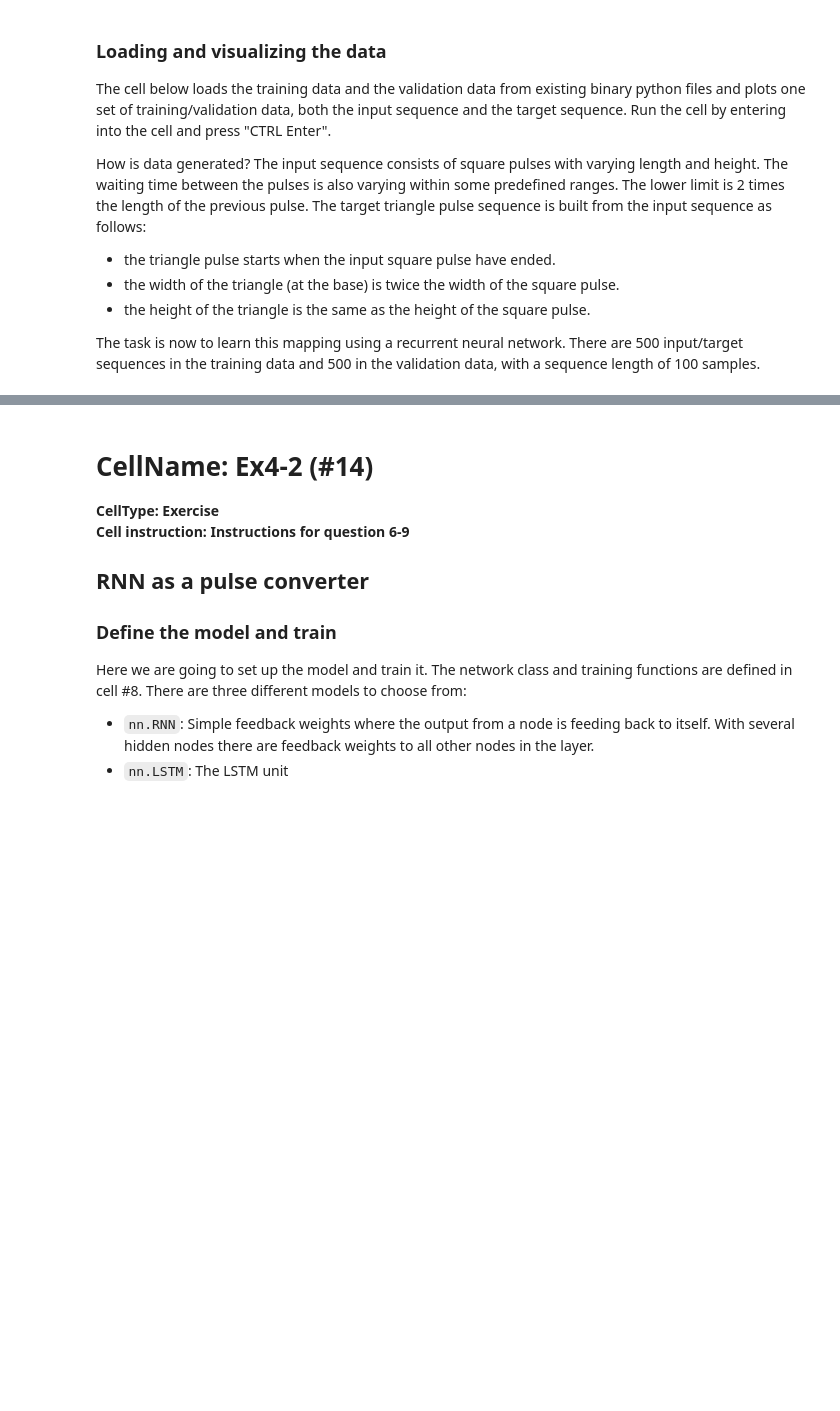
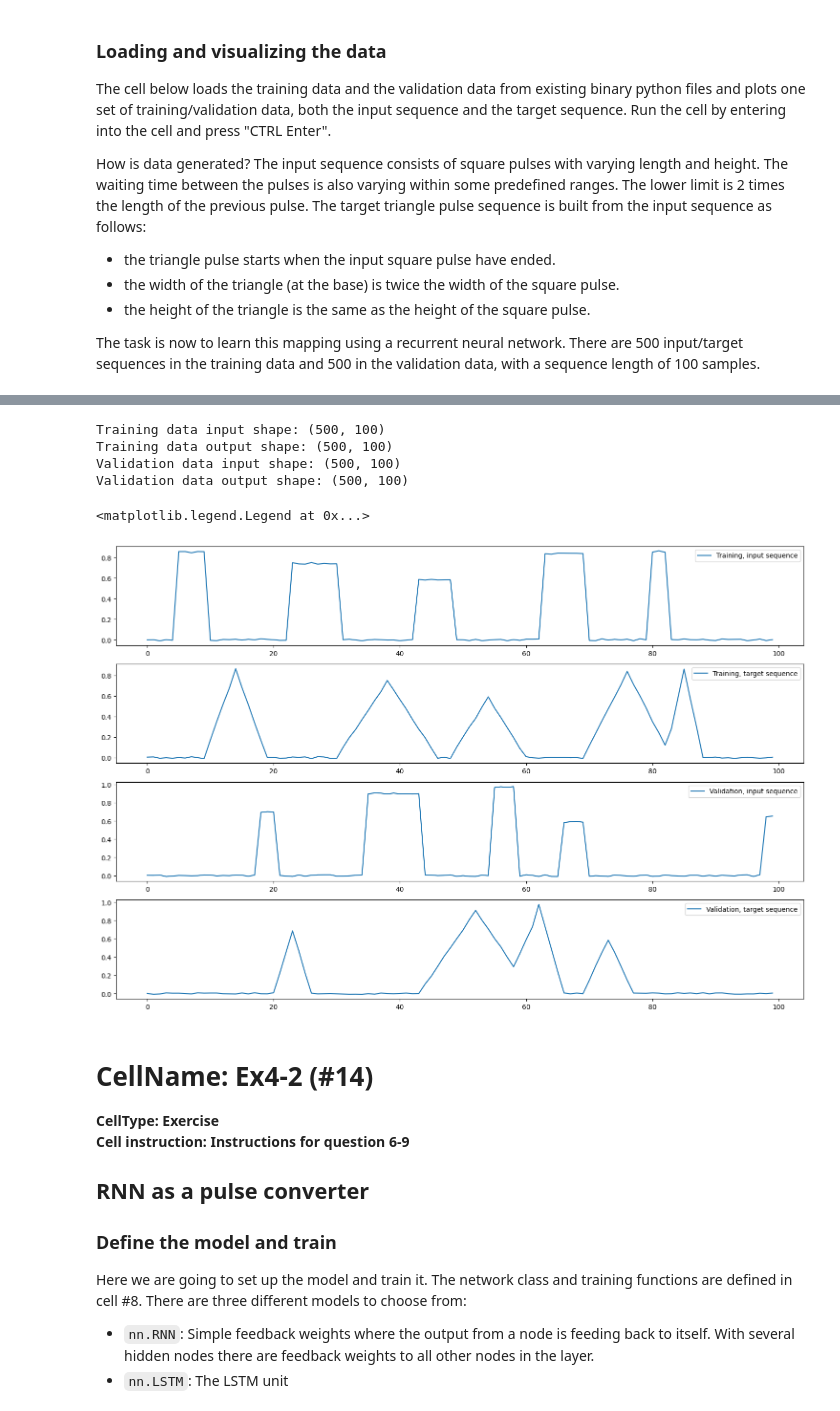
Before and after one commit to myngoc-trg/BERN04_ANN_DeepLearning, a Jupyter notebook: Lab_3/lab3.ipynb, the cells around one changed output, grey strips where cells are left out. Drawn from its saved outputs; the diff is of its cells as text; code cells hidden in the pictures; blank space fills up the shorter version.

```diff
--- a/Lab_3/lab3.ipynb
+++ b/Lab_3/lab3.ipynb
@@ -1758,7 +1757,7 @@ The task is now to learn this mapping using a recurrent neural network. There ar
 # %%
 # Load data from files
-x_trn, d_trn = np.load("pulsedata1-trn.npy")
-x_val, d_val = np.load("pulsedata1-val.npy")
+x_trn, d_trn = np.load("/content/BERN04_ANN_DeepLearning/Lab_3/pulsedata1-trn.npy")
+x_val, d_val = np.load("/content/BERN04_ANN_DeepLearning/Lab_3/pulsedata1-val.npy")
 
 # Uncomment below to load data for the bonus task
 #x_trn, d_trn = np.load("pulsedata2-trn.npy")
@@ -1771,33 +1770,40 @@ print('Validation data output shape:', d_val.shape)
 
 # If this is set to True, then we have the reverse problem. Input triangle pulse, target square puls.
 if False:
     # Torch doesn't like arrays with negative stride so we reverese+copy the data
     d_trn, x_trn = x_trn[:,::-1].copy(), d_trn[:,::-1].copy()
     d_val, x_val = x_val[:,::-1].copy(), d_val[:,::-1].copy()
 
 ns, tlen = x_trn.shape
 t = np.arange(tlen)
 
 # The training / test case to look at
 i = 3
 
 # Plot
 plt.figure(figsize=(15, 10), tight_layout=True)
 plt.subplot(4,1,1)
 plt.plot(t, x_trn[i,:])
 plt.legend(['Training, input sequence'], loc=0)
 
 plt.subplot(4,1,2)
 plt.plot(t, d_trn[i,:])
 plt.legend(['Training, target sequence'], loc=0)
 
 plt.subplot(4,1,3)
 plt.plot(t, x_val[i,:])
 plt.legend(['Validation, input sequence'], loc=0)
 
 plt.subplot(4,1,4)
 plt.plot(t, d_val[i,:])
 plt.legend(['Validation, target sequence'], loc=0)
+# %% [output]
+Training data input shape: (500, 100)
+Training data output shape: (500, 100)
+Validation data input shape: (500, 100)
+Validation data output shape: (500, 100)
+<matplotlib.legend.Legend at 0x...>
+[figure, added]
 # %% [markdown]
 # CellName: Ex4-2 (#14)
 **CellType: Exercise**
```
Also changed, not shown: parts of 15 cells of this notebook.
